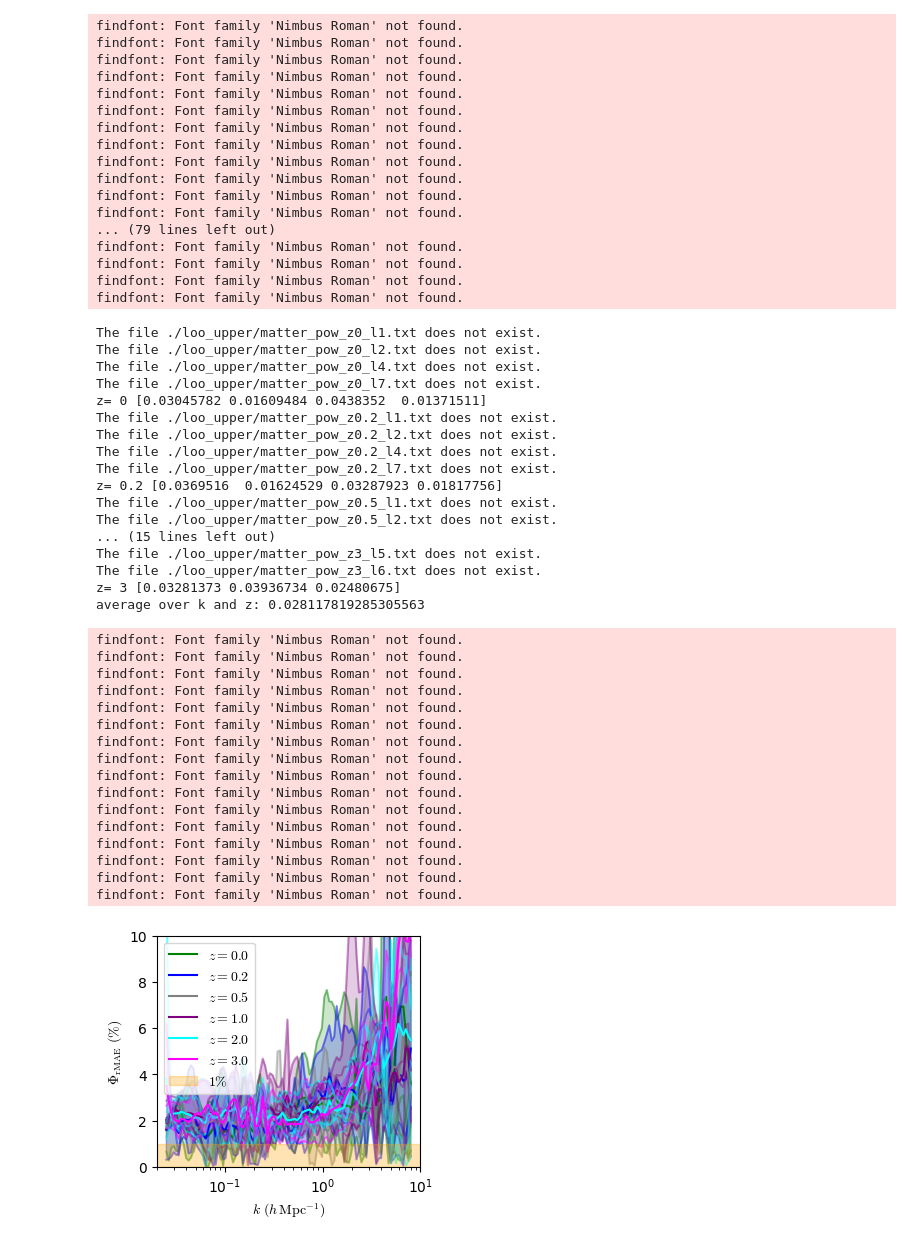
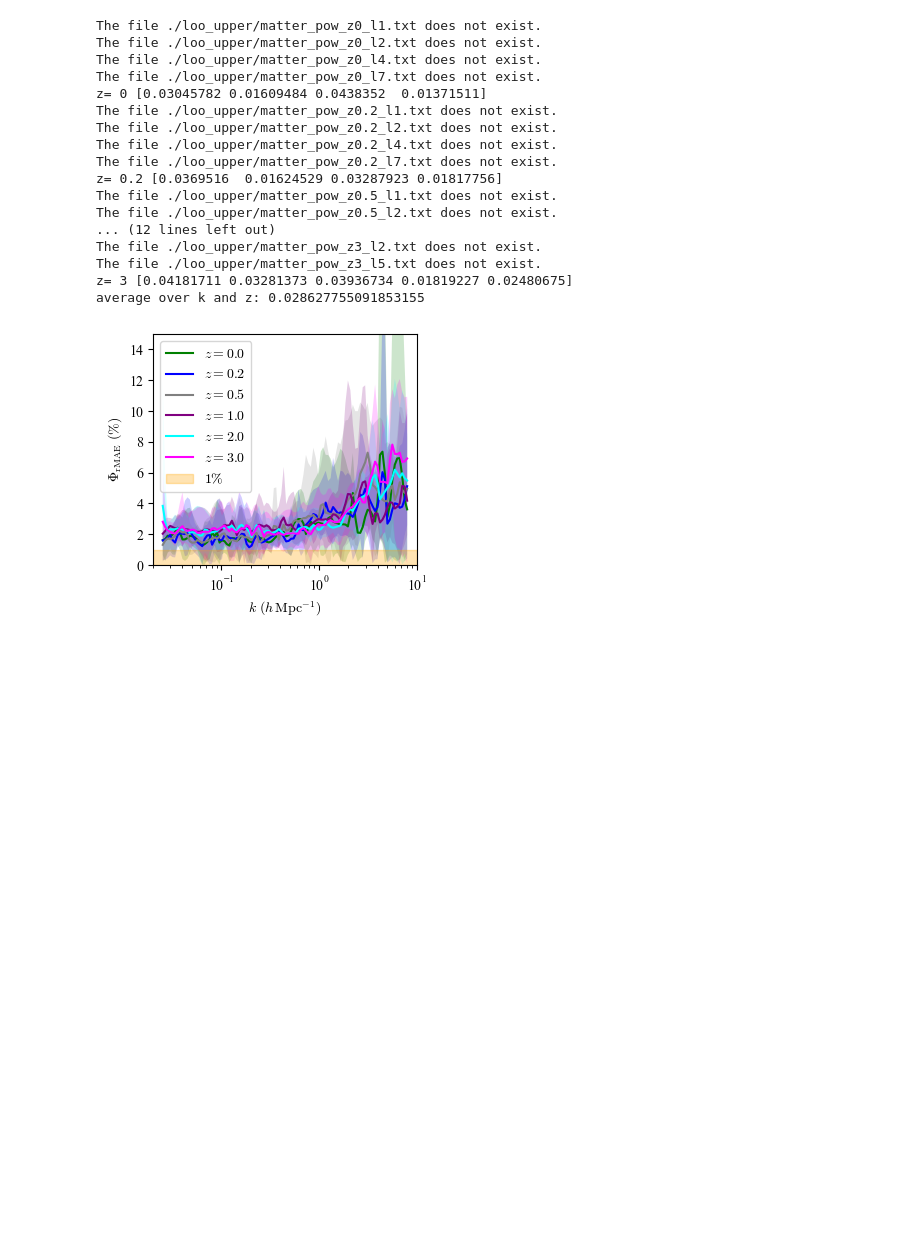
Before and after one commit to astro-YYH/GokuEmu, a Jupyter notebook: loo_error/loo_relative_errors.ipynb, the cells around one changed output. Drawn from its saved outputs; the diff is of its cells as text; code cells hidden in the pictures; blank space fills up the shorter version.

```diff
--- a/loo_error/loo_relative_errors.ipynb
+++ b/loo_error/loo_relative_errors.ipynb
@@ -138,7 +138,7 @@ sim_parent = "../data"
 pred_parent = './loo_upper/'
 
 fig, ax = plt.subplots(figsize=(3.4,3.))
-plt.rcParams['font.family'] = 'Nimbus Roman'
+plt.rcParams['font.family'] = 'Times New Roman'
 
 # Set math font style
 plt.rcParams['mathtext.fontset'] = 'cm'
@@ -168,10 +168,10 @@ for i, scale in enumerate(a):
     ax.plot(k, rMAE/1e-2, color=c, label=r"$z=%.1f$" % zs[i])
     # ax.plot(k_li, Pk_li, '--', color=c)
     # individual
-    for rAE in rAEs:
-        ax.plot(k, rAE/1e-2, color=c, alpha=0.4)
+    # for rAE in rAEs:
+    #     ax.plot(k, rAE/1e-2, color=c, alpha=0.4)
 
-    ax.fill_between(k, rMAE_min/1e-2, rMAE_max/1e-2, color=c, alpha=0.2)
+    ax.fill_between(k, rMAE_min/1e-2, rMAE_max/1e-2, facecolor=c, alpha=0.2, edgecolor='none')
 
 rMAE_zs = np.array(rMAE_zs)
 rMAE_zs_mean = rMAE_zs.mean()
@@ -186,83 +186,50 @@ print('average over k and z:', rMAE_zs_mean)
 # ax.set_yscale('log')
 ax.set_ylabel(r'$\Phi_{\mathrm{rMAE}}\ (\%)$')
 # plt.xlabel(r'$k\ (h\,\mathrm{Mpc}^{-1})$')
 # plt.ylabel(r'$P(k)\ (h^{-3}\mathrm{Mpc}^3)$')
 # ax.plot([], [], color='black', label='HF')
 # ax.plot([], [], color='black', label='HF w.r.t. Linear')
 # ax.plot([], [], color='black', linestyle='--', label='L2 w.r.t. HF')
-ax.set_ylim(0., 10)
+ax.set_ylim(0., 15)
 ax.set_xscale('log')
 ax.set_xlabel(r'$k\ (h\,\mathrm{Mpc}^{-1})$')
 # ax.set_ylabel(r'$(P_\mathrm{HF}-P_\mathrm{Li})/P_\mathrm{Li}$')
 
 xlim1 = .02
 xlim2 = 10
 ax.set_xlim(xlim1, xlim2)
 
 square = patches.Rectangle((xlim1, -0.0), xlim2-xlim1, 1, color='orange', alpha=.3, zorder=2, label=r'$1\%$')  # alpha ranges from 0 (transparent) to 1 (opaque)
 # square1 = patches.Rectangle((xlim1, -0.01), xlim2-xlim1, 0.02, color='blue', alpha=.3, zorder=2, label=r'$1\%$')  # alpha ranges from 0 (transparent) to 1 (opaque)
 
 # Add the square to the axes
 ax.add_patch(square)
 # ax.add_patch(square1)
 ax.legend(loc='upper left')
 # ax.set_yticks([-0.2,-.1,0,.1,.2])
 
 # plt.xlim([0.005, 100])
 # plt.ylim([.01,4e5])
 # plt.ylim([-.3, .3])
 plt.show()
 # plt.savefig('matter_pow_nonl_linear_ratio.pdf', bbox_inches='tight')
 # %% [output]
-findfont: Font family 'Nimbus Roman' not found.
-findfont: Font family 'Nimbus Roman' not found.
-findfont: Font family 'Nimbus Roman' not found.
-findfont: Font family 'Nimbus Roman' not found.
-findfont: Font family 'Nimbus Roman' not found.
-findfont: Font family 'Nimbus Roman' not found.
-findfont: Font family 'Nimbus Roman' not found.
-findfont: Font family 'Nimbus Roman' not found.
-findfont: Font family 'Nimbus Roman' not found.
-findfont: Font family 'Nimbus Roman' not found.
-findfont: Font family 'Nimbus Roman' not found.
-findfont: Font family 'Nimbus Roman' not found.
-... (79 lines left out)
-findfont: Font family 'Nimbus Roman' not found.
-findfont: Font family 'Nimbus Roman' not found.
-findfont: Font family 'Nimbus Roman' not found.
-findfont: Font family 'Nimbus Roman' not found.
+The file ./loo_upper/matter_pow_z0_l1.txt does not exist.
+The file ./loo_upper/matter_pow_z0_l2.txt does not exist.
+The file ./loo_upper/matter_pow_z0_l4.txt does not exist.
+The file ./loo_upper/matter_pow_z0_l7.txt does not exist.
+z= 0 [0.03045782 0.01609484 0.0438352  0.01371511]
+The file ./loo_upper/matter_pow_z0.2_l1.txt does not exist.
+The file ./loo_upper/matter_pow_z0.2_l2.txt does not exist.
+The file ./loo_upper/matter_pow_z0.2_l4.txt does not exist.
+The file ./loo_upper/matter_pow_z0.2_l7.txt does not exist.
+z= 0.2 [0.0369516  0.01624529 0.03287923 0.01817756]
+The file ./loo_upper/matter_pow_z0.5_l1.txt does not exist.
+The file ./loo_upper/matter_pow_z0.5_l2.txt does not exist.
+... (12 lines left out)
+The file ./loo_upper/matter_pow_z3_l2.txt does not exist.
+The file ./loo_upper/matter_pow_z3_l5.txt does not exist.
+z= 3 [0.04181711 0.03281373 0.03936734 0.01819227 0.02480675]
+average over k and z: 0.028627755091853155
-The file ./loo_upper/matter_pow_z0_l1.txt does not exist.
-The file ./loo_upper/matter_pow_z0_l2.txt does not exist.
-The file ./loo_upper/matter_pow_z0_l4.txt does not exist.
-The file ./loo_upper/matter_pow_z0_l7.txt does not exist.
-z= 0 [0.03045782 0.01609484 0.0438352  0.01371511]
-The file ./loo_upper/matter_pow_z0.2_l1.txt does not exist.
-The file ./loo_upper/matter_pow_z0.2_l2.txt does not exist.
-The file ./loo_upper/matter_pow_z0.2_l4.txt does not exist.
-The file ./loo_upper/matter_pow_z0.2_l7.txt does not exist.
-z= 0.2 [0.0369516  0.01624529 0.03287923 0.01817756]
-The file ./loo_upper/matter_pow_z0.5_l1.txt does not exist.
-The file ./loo_upper/matter_pow_z0.5_l2.txt does not exist.
-... (15 lines left out)
-The file ./loo_upper/matter_pow_z3_l5.txt does not exist.
-The file ./loo_upper/matter_pow_z3_l6.txt does not exist.
-z= 3 [0.03281373 0.03936734 0.02480675]
-average over k and z: 0.028117819285305563
-findfont: Font family 'Nimbus Roman' not found.
-findfont: Font family 'Nimbus Roman' not found.
-findfont: Font family 'Nimbus Roman' not found.
-findfont: Font family 'Nimbus Roman' not found.
-findfont: Font family 'Nimbus Roman' not found.
-findfont: Font family 'Nimbus Roman' not found.
-findfont: Font family 'Nimbus Roman' not found.
-findfont: Font family 'Nimbus Roman' not found.
-findfont: Font family 'Nimbus Roman' not found.
-findfont: Font family 'Nimbus Roman' not found.
-findfont: Font family 'Nimbus Roman' not found.
-findfont: Font family 'Nimbus Roman' not found.
-findfont: Font family 'Nimbus Roman' not found.
-findfont: Font family 'Nimbus Roman' not found.
-findfont: Font family 'Nimbus Roman' not found.
-findfont: Font family 'Nimbus Roman' not found.
-[figure, old version]
+[figure, new version]
 # %%
```
Also changed, not shown: parts of 1 cell of this notebook, 5 other files.
